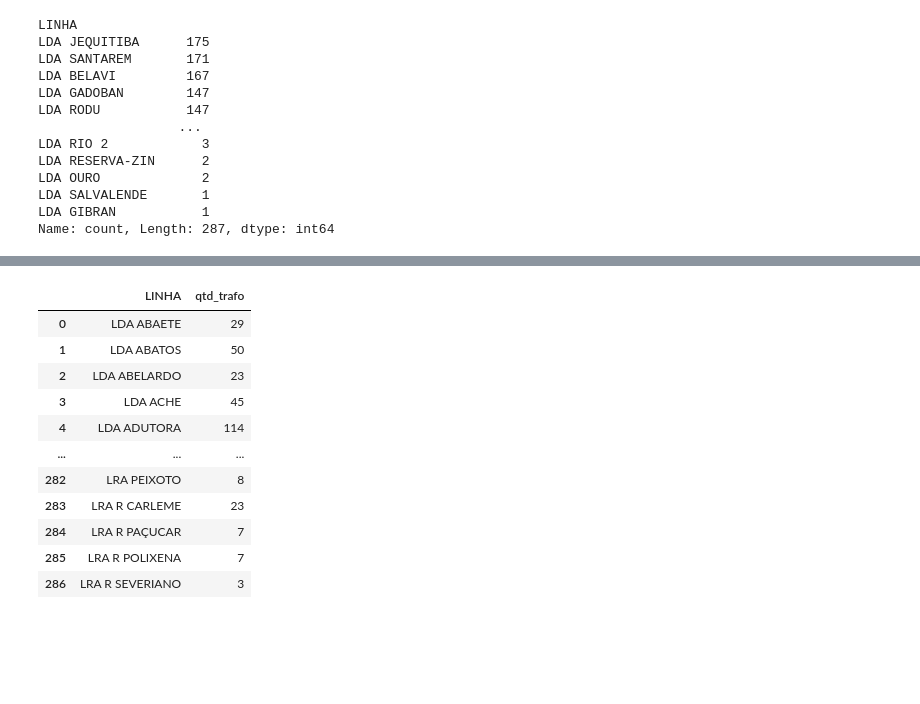
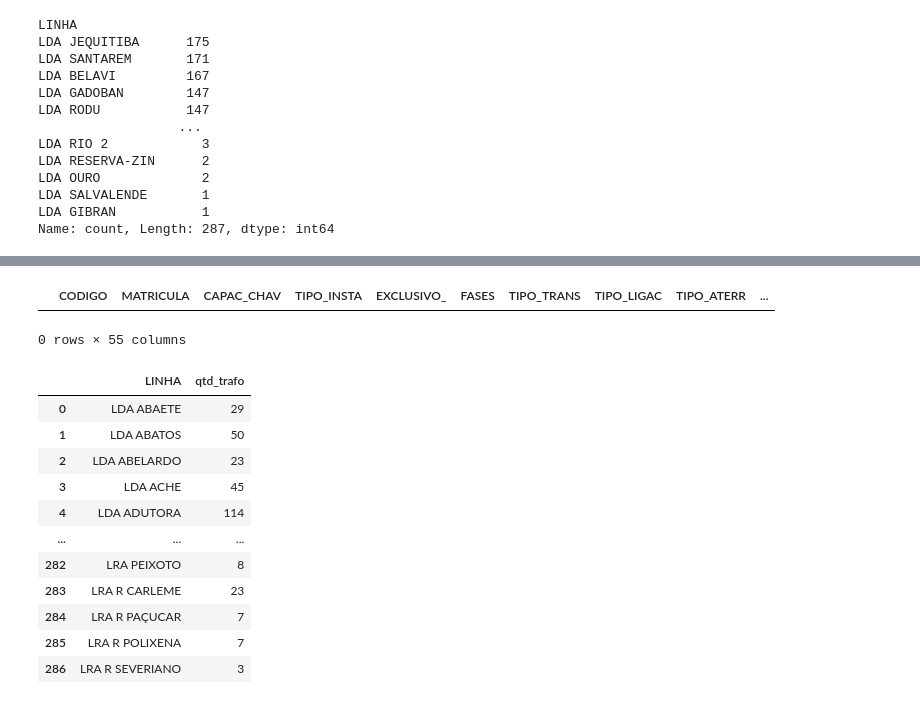
Before and after one commit to Inovais0405/2023_Light_Dash, a Jupyter notebook: 01_Leitura FME.ipynb, the cells around one changed output, grey strips where cells are left out. Drawn from its saved outputs; the diff is of its cells as text; code cells hidden in the pictures; blank space fills up the shorter version.

```diff
--- a/01_Leitura FME.ipynb
+++ b/01_Leitura FME.ipynb
@@ -43,7 +43,7 @@ pd.options.display.max_rows = 10
 
 #import atrb_mcpse
 # %%
-path_ext = "D:/GIT/2022_23_LIGHT_Sust_Concessao/4. Execução/4. Inventário de campo/2. Informações/6. FME/"
+path_ext = 'C:/Users/fzaqu/Light/Inventário 1º Onda 2023_Light - General/01 - Frentes do Inventário/01 - Inventário de Postes/01 - Extracoes FME/16-02-24/'
 # %%
 extracao = "01_13.12.2023_Extracao"
 # %%
@@ -277,7 +277,7 @@ BI_trecho
 # %% [markdown]
 # TRAFO
 # %%
-gdf_TRAFO = gpd.read_file(path_ext +extracao+ "/TRANSFORMADOR.shp")
+gdf_TRAFO = gpd.read_file(path_ext + "/TRANSFORMADOR.shp")
 gdf_TRAFO['geometry'] = gdf_TRAFO['geometry'].to_crs(4326)
 # %%
 gdf_TRAFO = gdf_TRAFO.set_geometry('geometry')
@@ -323,4 +327,4 @@ Name: count, Length: 287, dtype: int64
 gdf_TRAFO['CODIGO'] = gdf_trecho_mt['CODIGO'].astype(int)
 #gdf_trecho_mt['COMPRIMENT'] = gdf_trecho_mt['COMPRIMENT'].astype(float)
 # %%
-gdf_TRAFO.head()
+TRAFO = gdf_TRAFO[gdf_TRAFO['CODIGO'] == '157892']
@@ -335,3 +331,8 @@ gdf_TRAFO.head()
+# %%
+TRAFO
+# %% [output]
+|  | CODIGO | MATRICULA | CAPAC_CHAV | TIPO_INSTA | EXCLUSIVO_ | FASES | TIPO_TRANS | TIPO_LIGAC | TIPO_ATERR | ... |
+0 rows × 55 columns
 # %%
 # Agrupar por 'Categoria' e calcular a soma e a contagem
 BI_trafo= gdf_TRAFO.groupby('LINHA').agg({'CODIGO': ['count']}).reset_index()
```
Also changed, not shown: parts of 10 cells of this notebook.
